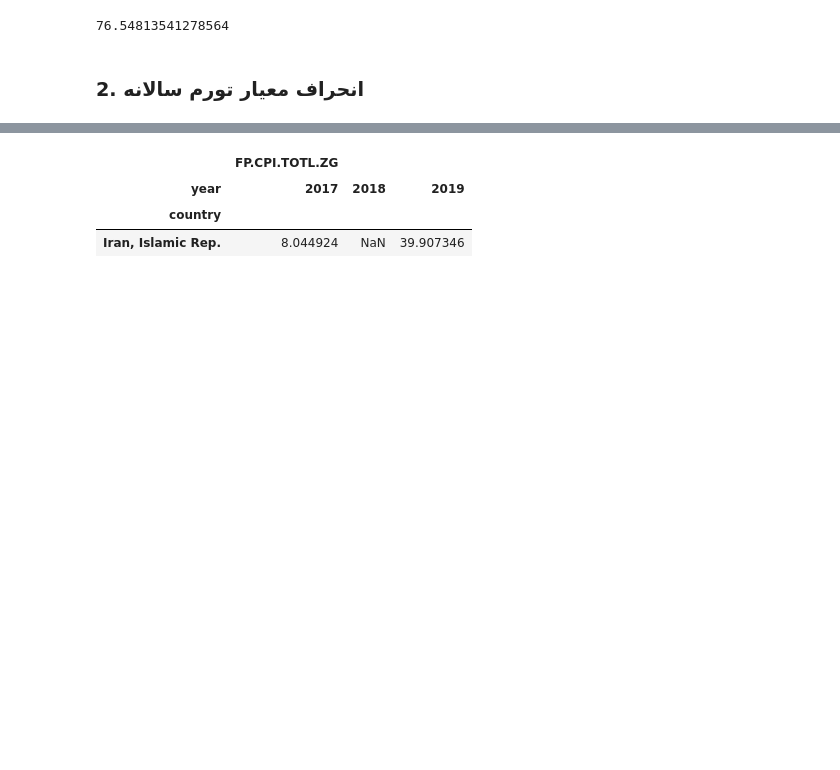
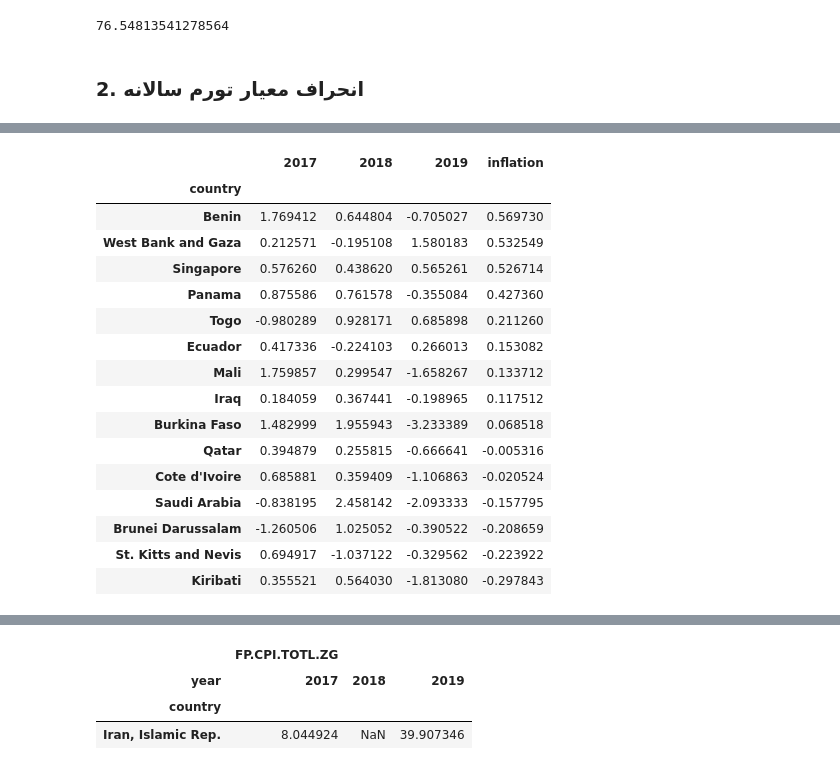
Before and after one commit to saeed-saffari/privatization-SPRI-2022, a Jupyter notebook: codes/Privatization_01.ipynb, the cells around one changed output, grey strips where cells are left out. Cells and saved outputs as stored; diff of their text form; code cells hidden in the pictures; blank space fills up the shorter version.

```diff
--- a/codes/Privatization_01.ipynb
+++ b/codes/Privatization_01.ipynb
@@ -237,0 +209,20 @@ min_10
+# %%
+sort_df.dropna().iloc[-15:]
+# %% [output]
+|  | 2017 | 2018 | 2019 | inflation |
+| country |  |  |  |  |
+| Benin | 1.769412 | 0.644804 | -0.705027 | 0.569730 |
+| West Bank and Gaza | 0.212571 | -0.195108 | 1.580183 | 0.532549 |
+| Singapore | 0.576260 | 0.438620 | 0.565261 | 0.526714 |
+| Panama | 0.875586 | 0.761578 | -0.355084 | 0.427360 |
+| Togo | -0.980289 | 0.928171 | 0.685898 | 0.211260 |
+| Ecuador | 0.417336 | -0.224103 | 0.266013 | 0.153082 |
+| Mali | 1.759857 | 0.299547 | -1.658267 | 0.133712 |
+| Iraq | 0.184059 | 0.367441 | -0.198965 | 0.117512 |
+| Burkina Faso | 1.482999 | 1.955943 | -3.233389 | 0.068518 |
+| Qatar | 0.394879 | 0.255815 | -0.666641 | -0.005316 |
+| Cote d'Ivoire | 0.685881 | 0.359409 | -1.106863 | -0.020524 |
+| Saudi Arabia | -0.838195 | 2.458142 | -2.093333 | -0.157795 |
+| Brunei Darussalam | -1.260506 | 1.025052 | -0.390522 | -0.208659 |
+| St. Kitts and Nevis | 0.694917 | -1.037122 | -0.329562 | -0.223922 |
+| Kiribati | 0.355521 | 0.564030 | -1.813080 | -0.297843 |
```
Also changed, not shown: parts of 39 cells of this notebook.
